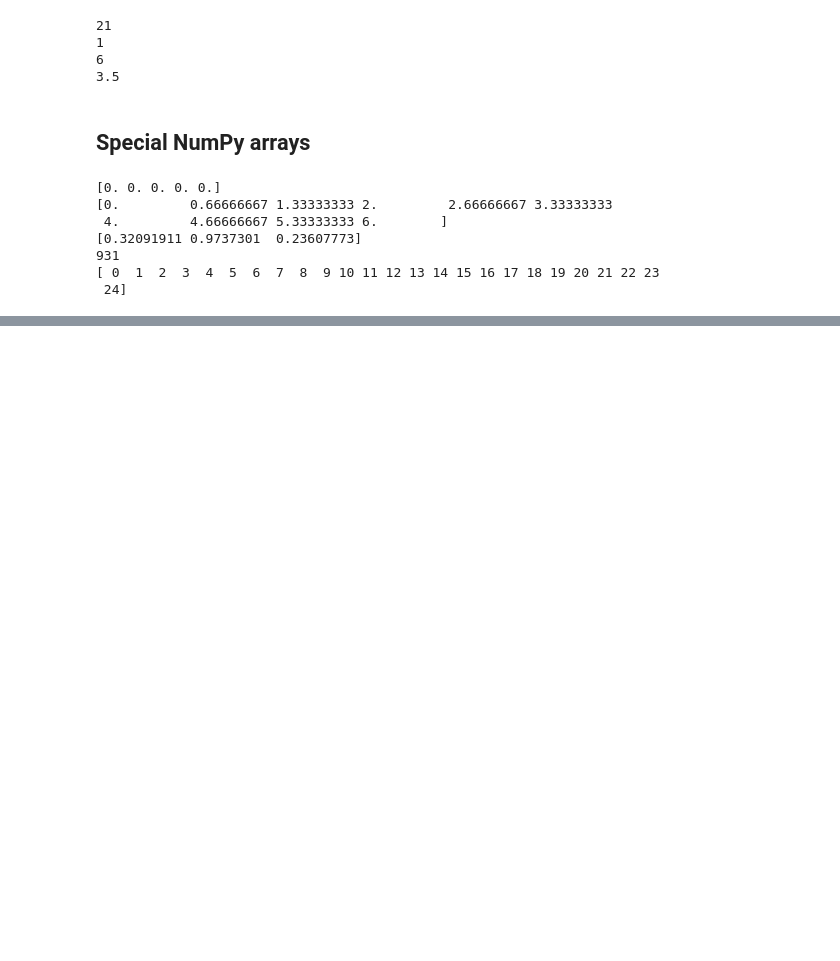
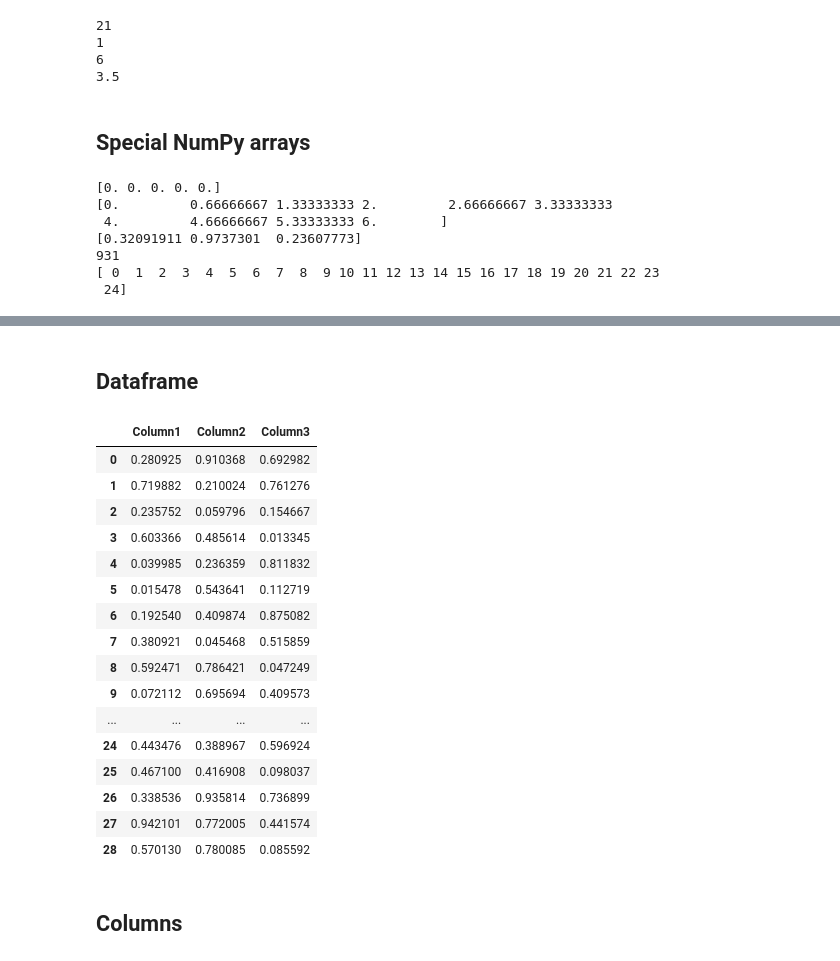
Before and after one commit to nats1207/python_bootcamp, a Jupyter notebook: 20211104_SK_script1_basic_python_datatypes.ipynb, the cells around one changed output, grey strips where cells are left out. Saved outputs shown, nothing was run; the diff lists cells and outputs as text; code cells hidden in the pictures; blank space fills up the shorter version.

```diff
--- a/20211104_SK_script1_basic_python_datatypes.ipynb
+++ b/20211104_SK_script1_basic_python_datatypes.ipynb
@@ -420,0 +450,33 @@ print(np.arange(25))
+# %% [markdown]
+## Dataframe
+# %%
+# a dataframe is a couple of series stacked next to each other as columns
+# we use simple_csv data for this purpose
+
+import os
+import pandas as pd
+
+cwd = os.getcwd()
+filepath = cwd + "/data - simple_csv.csv"
+first_import = pd.read_csv(filepath)  # This reads the csv into Python
+first_import # this is a dataframe (there is an index column)
+# %% [output]
+|  | Column1 | Column2 | Column3 |
+| 0 | 0.280925 | 0.910368 | 0.692982 |
+| 1 | 0.719882 | 0.210024 | 0.761276 |
+| 2 | 0.235752 | 0.059796 | 0.154667 |
+| 3 | 0.603366 | 0.485614 | 0.013345 |
+| 4 | 0.039985 | 0.236359 | 0.811832 |
+| 5 | 0.015478 | 0.543641 | 0.112719 |
+| 6 | 0.192540 | 0.409874 | 0.875082 |
+| 7 | 0.380921 | 0.045468 | 0.515859 |
+| 8 | 0.592471 | 0.786421 | 0.047249 |
+| 9 | 0.072112 | 0.695694 | 0.409573 |
+| ... | ... | ... | ... |
+| 24 | 0.443476 | 0.388967 | 0.596924 |
+| 25 | 0.467100 | 0.416908 | 0.098037 |
+| 26 | 0.338536 | 0.935814 | 0.736899 |
+| 27 | 0.942101 | 0.772005 | 0.441574 |
+| 28 | 0.570130 | 0.780085 | 0.085592 |
+# %% [markdown]
+## Columns
```
Also changed, not shown: parts of 14 cells of this notebook.
